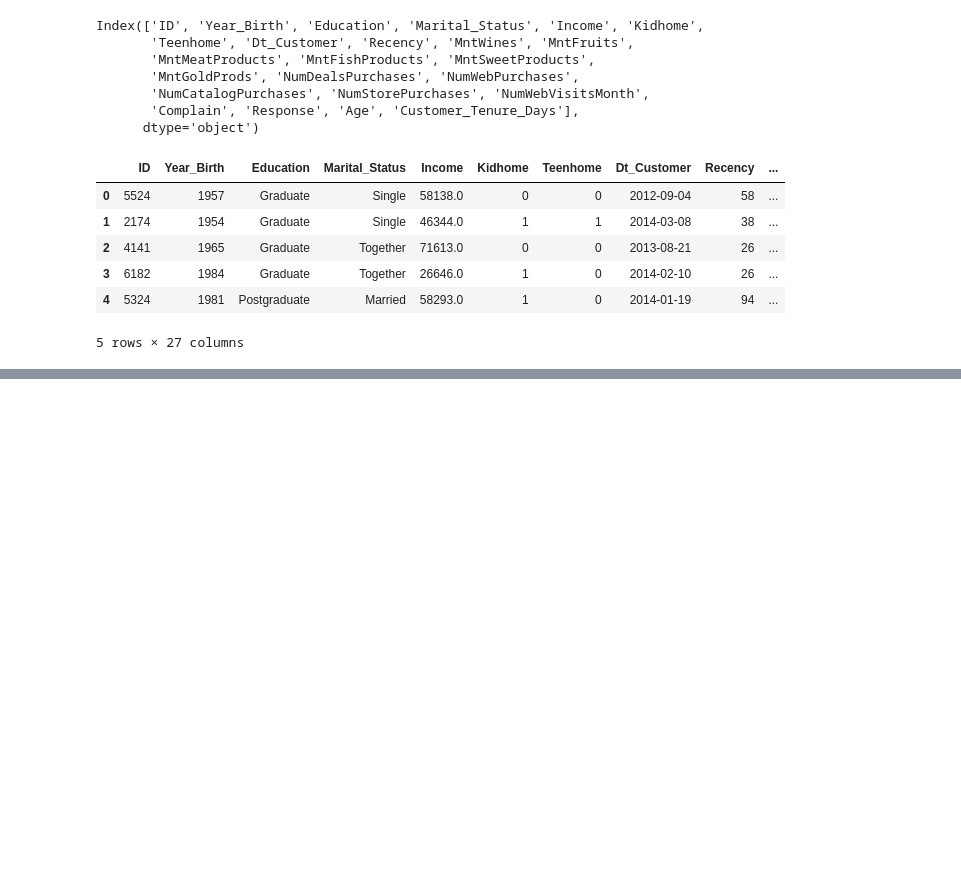
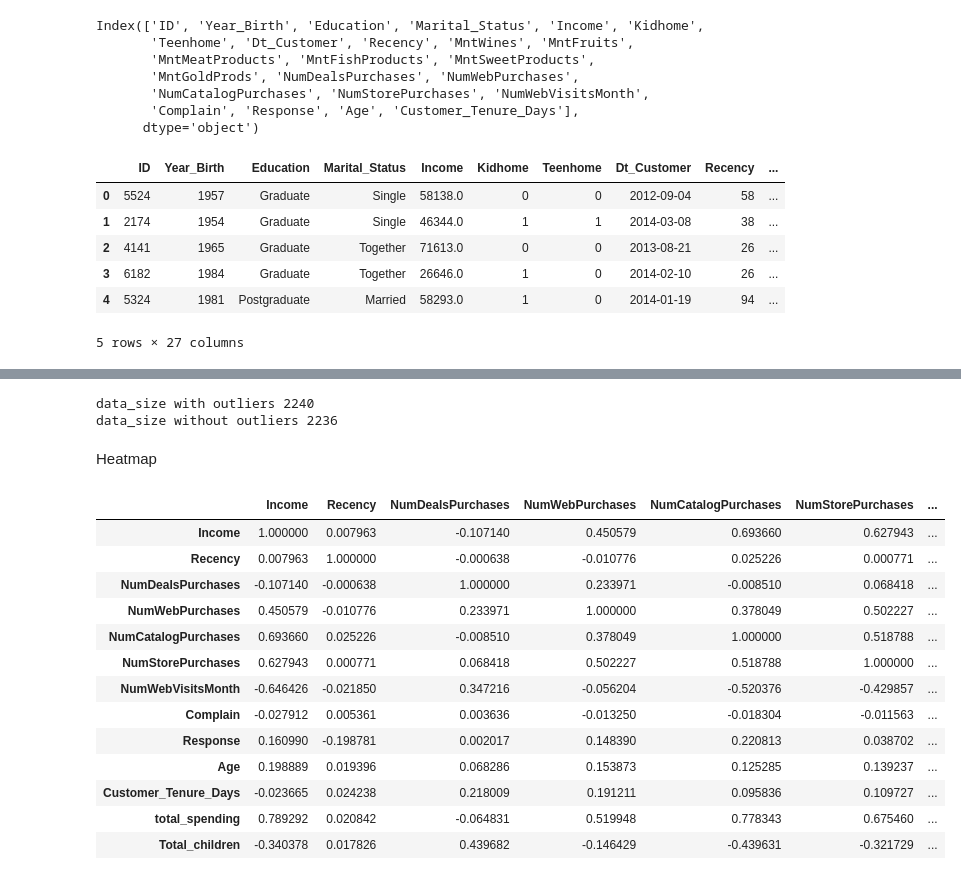
Before and after one commit to Moiz-a11/Micro_Projects, a Jupyter notebook: smartcart.ipynb, the cells around one changed output, grey strips where cells are left out. Saved outputs shown, nothing was run; the diff lists cells and outputs as text; code cells hidden in the pictures; blank space fills up the shorter version.

```diff
--- a/smartcart.ipynb
+++ b/smartcart.ipynb
@@ -114,0 +128,29 @@ spending_cols=["MntWines","MntFruits","MntMeatProducts","MntFishProducts","MntSw
+# %%
+#remove outliers
+print("data_size with outliers",len(df_cleaned))
+df_cleaned= df_cleaned[(df_cleaned["Age"] < 90)]
+df_cleaned= df_cleaned[(df_cleaned["Income"] < 600_000)]
+print("data_size without outliers",len(df_cleaned))
+# %% [output]
+data_size with outliers 2240
+data_size without outliers 2236
+# %% [markdown]
+Heatmap
+# %%
+corr= df_cleaned.corr(numeric_only=True)
+corr
+# %% [output]
+|  | Income | Recency | NumDealsPurchases | NumWebPurchases | NumCatalogPurchases | NumStorePurchases | ... |
+| Income | 1.000000 | 0.007963 | -0.107140 | 0.450579 | 0.693660 | 0.627943 | ... |
+| Recency | 0.007963 | 1.000000 | -0.000638 | -0.010776 | 0.025226 | 0.000771 | ... |
+| NumDealsPurchases | -0.107140 | -0.000638 | 1.000000 | 0.233971 | -0.008510 | 0.068418 | ... |
+| NumWebPurchases | 0.450579 | -0.010776 | 0.233971 | 1.000000 | 0.378049 | 0.502227 | ... |
+| NumCatalogPurchases | 0.693660 | 0.025226 | -0.008510 | 0.378049 | 1.000000 | 0.518788 | ... |
+| NumStorePurchases | 0.627943 | 0.000771 | 0.068418 | 0.502227 | 0.518788 | 1.000000 | ... |
+| NumWebVisitsMonth | -0.646426 | -0.021850 | 0.347216 | -0.056204 | -0.520376 | -0.429857 | ... |
+| Complain | -0.027912 | 0.005361 | 0.003636 | -0.013250 | -0.018304 | -0.011563 | ... |
+| Response | 0.160990 | -0.198781 | 0.002017 | 0.148390 | 0.220813 | 0.038702 | ... |
+| Age | 0.198889 | 0.019396 | 0.068286 | 0.153873 | 0.125285 | 0.139237 | ... |
+| Customer_Tenure_Days | -0.023665 | 0.024238 | 0.218009 | 0.191211 | 0.095836 | 0.109727 | ... |
+| total_spending | 0.789292 | 0.020842 | -0.064831 | 0.519948 | 0.778343 | 0.675460 | ... |
+| Total_children | -0.340378 | 0.017826 | 0.439682 | -0.146429 | -0.439631 | -0.321729 | ... |
```
Also changed, not shown: parts of 3 cells of this notebook.
